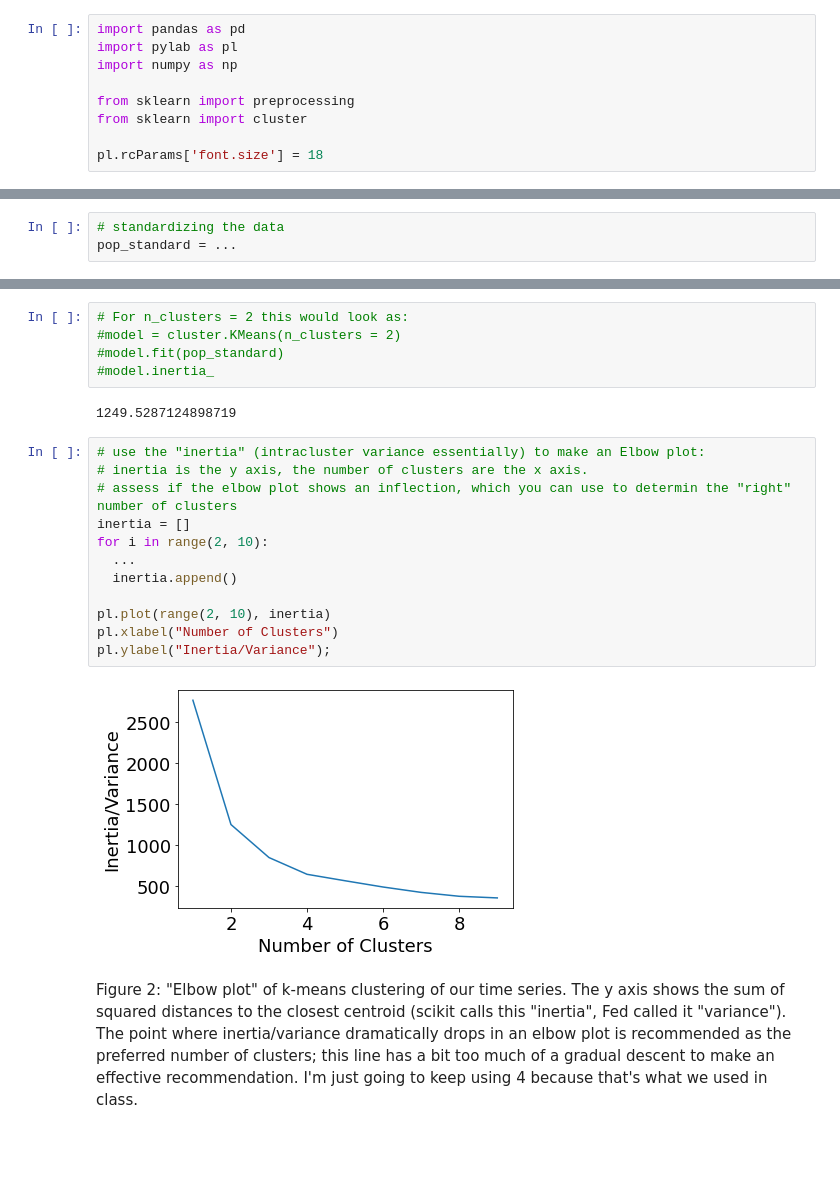
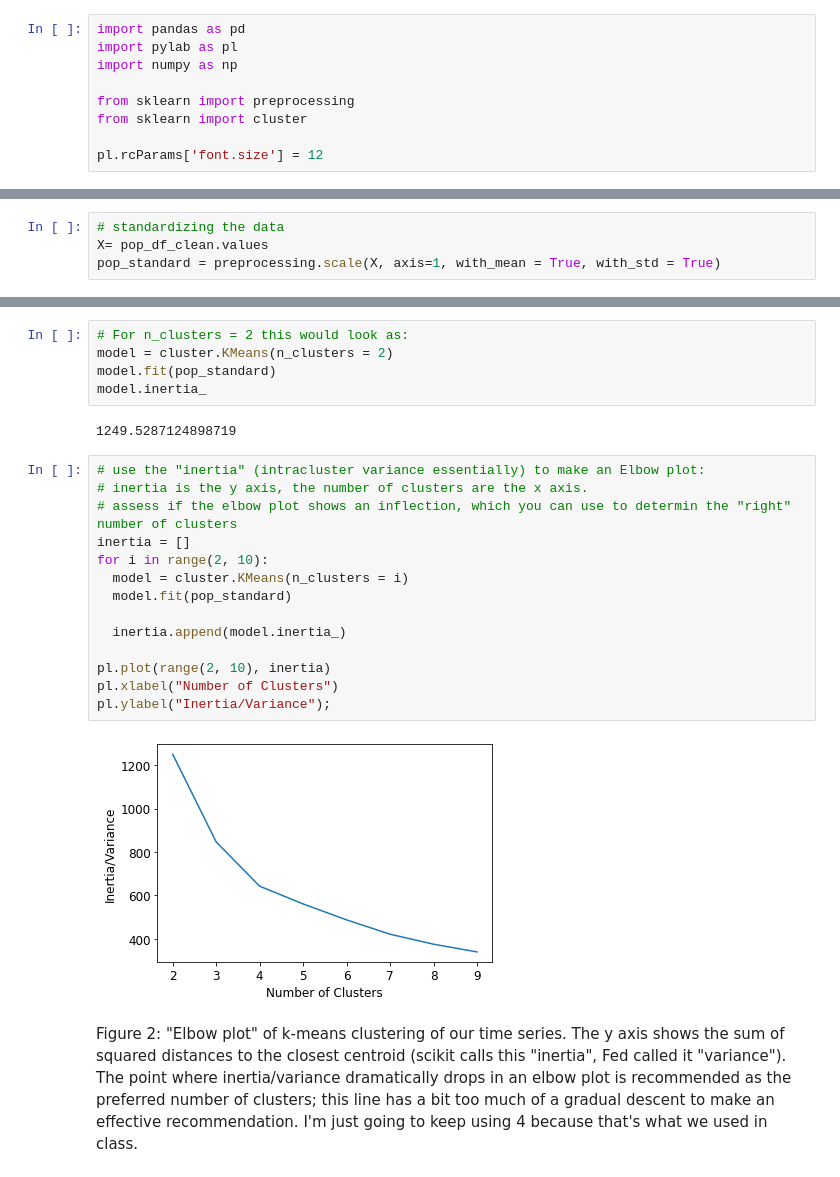
Before and after one commit to ReidelVichot/PUA2022_RVichot, a Jupyter notebook: HW5/HW5_timeSeriesClustering_solution.ipynb, the cells around one changed output, grey strips where cells are left out. Cells and saved outputs as stored; diff of their text form; blank space fills up the shorter version.

```diff
--- a/HW5/HW5_timeSeriesClustering_solution.ipynb
+++ b/HW5/HW5_timeSeriesClustering_solution.ipynb
@@ -15,7 +15,7 @@ import numpy as np
 from sklearn import preprocessing
 from sklearn import cluster
 
-pl.rcParams['font.size'] = 18
+pl.rcParams['font.size'] = 12
 # %% [markdown]
 do this to read an excel file with python
 then restart the notebook
@@ -136,7 +115,8 @@ Standardize the data: you are working with time series so you want each datapoin
 You can use the `preprocessing.scale` function. Make sure you check! you want eavery country mean to be 0 and every country standard deviation to be 1...
 # %%
 # standardizing the data
-pop_standard = ...
+X= pop_df_clean.values
+pop_standard = preprocessing.scale(X, axis=1, with_mean = True, with_std = True)
 # %% [markdown]
 ## Visualize the data
 
@@ -166,25 +146,27 @@ For each model, fit the data and calculate the "inertia" which is
 # Use an elbow plot to figure out ideal cluster _n_
 # %%
 # For n_clusters = 2 this would look as:
-#model = cluster.KMeans(n_clusters = 2)
-#model.fit(pop_standard)
-#model.inertia_
+model = cluster.KMeans(n_clusters = 2)
+model.fit(pop_standard)
+model.inertia_
 # %% [output]
 1249.5287124898719
 # %%
 # use the "inertia" (intracluster variance essentially) to make an Elbow plot:
 # inertia is the y axis, the number of clusters are the x axis.
 # assess if the elbow plot shows an inflection, which you can use to determin the "right" number of clusters
 inertia = []
 for i in range(2, 10):
-  ...
-  inertia.append()
+  model = cluster.KMeans(n_clusters = i)
+  model.fit(pop_standard)
+
+  inertia.append(model.inertia_)
 
 pl.plot(range(2, 10), inertia)
 pl.xlabel("Number of Clusters")
 pl.ylabel("Inertia/Variance");
 # %% [output]
-[figure, old version]
+[figure, new version]
 # %% [markdown]
 Figure 2: "Elbow plot" of k-means clustering of our time series. The y axis shows the sum of squared distances to the closest centroid (scikit calls this "inertia", Fed called it "variance"). The point where inertia/variance dramatically drops in an elbow plot is recommended as the preferred number of clusters; this line has a bit too much of a gradual descent to make an effective recommendation. I'm just going to keep using 4 because that's what we used in class.
 # %% [markdown]
```
Also changed, not shown: parts of 20 cells of this notebook.
